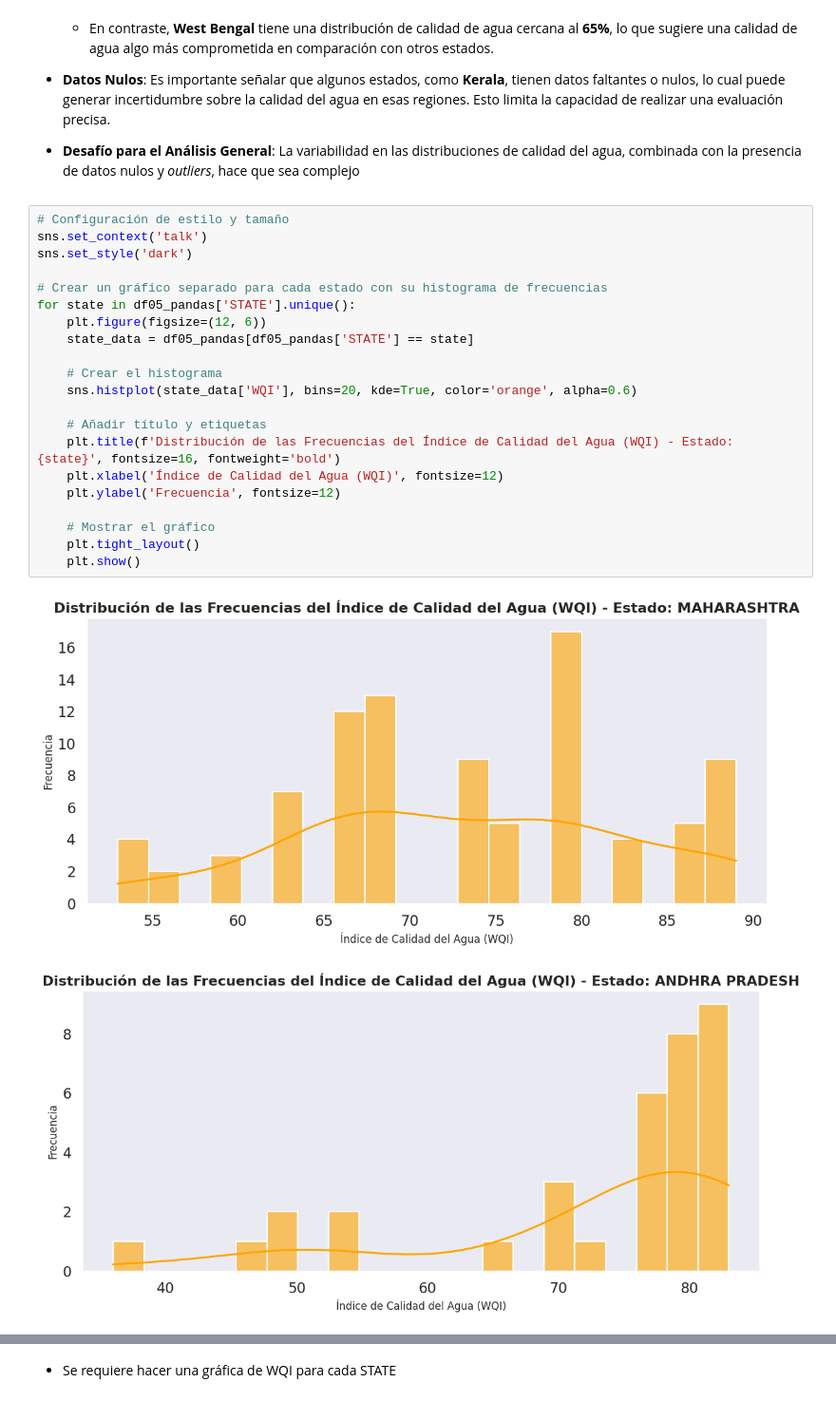
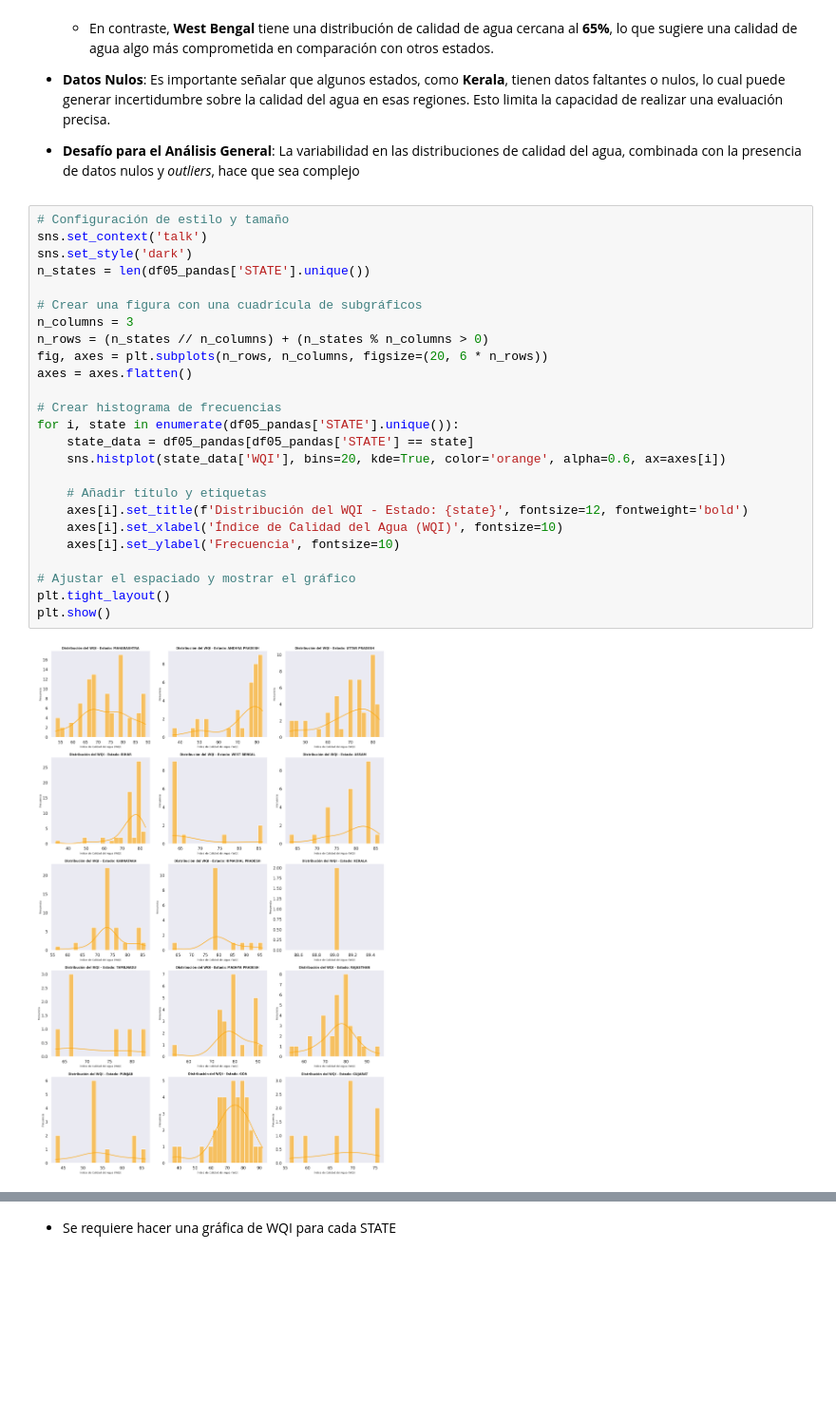
Before and after one commit to JuanParias29/ML_pyspark_IndianWater, a Jupyter notebook: ML_pyspark_IndianWater.ipynb, the cells around one changed output, grey strips where cells are left out. Shown at 95% size. Drawn from its saved outputs; the diff is of its cells as text; blank space fills up the shorter version.

```diff
--- a/ML_pyspark_IndianWater.ipynb
+++ b/ML_pyspark_IndianWater.ipynb
@@ -985,24 +993,27 @@ plt.show()
 # %%
 # Configuración de estilo y tamaño
 sns.set_context('talk')
 sns.set_style('dark')
+n_states = len(df05_pandas['STATE'].unique())
 
-# Crear un gráfico separado para cada estado con su histograma de frecuencias
-for state in df05_pandas['STATE'].unique():
-    plt.figure(figsize=(12, 6))
+# Crear una figura con una cuadrícula de subgráficos
+n_columns = 3
+n_rows = (n_states // n_columns) + (n_states % n_columns > 0)
+fig, axes = plt.subplots(n_rows, n_columns, figsize=(20, 6 * n_rows))
+axes = axes.flatten()
+
+# Crear histograma de frecuencias
+for i, state in enumerate(df05_pandas['STATE'].unique()):
     state_data = df05_pandas[df05_pandas['STATE'] == state]
-
-    # Crear el histograma
-    sns.histplot(state_data['WQI'], bins=20, kde=True, color='orange', alpha=0.6)
+    sns.histplot(state_data['WQI'], bins=20, kde=True, color='orange', alpha=0.6, ax=axes[i])
 
     # Añadir título y etiquetas
-    plt.title(f'Distribución de las Frecuencias del Índice de Calidad del Agua (WQI) - Estado: {state}', fontsize=16, fontweight='bold')
-    plt.xlabel('Índice de Calidad del Agua (WQI)', fontsize=12)
-    plt.ylabel('Frecuencia', fontsize=12)
+    axes[i].set_title(f'Distribución del WQI - Estado: {state}', fontsize=12, fontweight='bold')
+    axes[i].set_xlabel('Índice de Calidad del Agua (WQI)', fontsize=10)
+    axes[i].set_ylabel('Frecuencia', fontsize=10)
 
-    # Mostrar el gráfico
-    plt.tight_layout()
-    plt.show()
+# Ajustar el espaciado y mostrar el gráfico
+plt.tight_layout()
+plt.show()
 # %% [output]
-[figure, old version]
+[figure, new version]
-[figure, removed]
```
Also changed, not shown: parts of 43 cells of this notebook.
